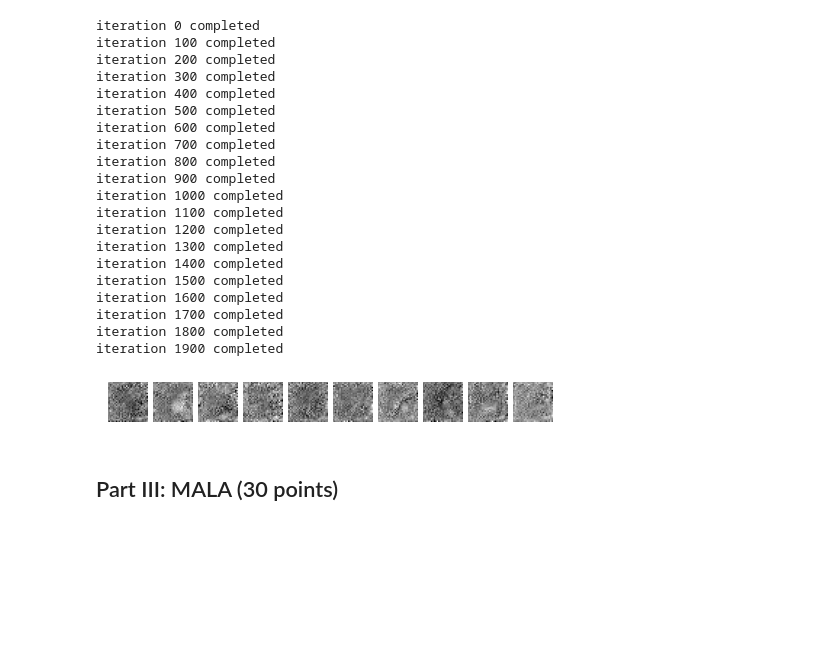
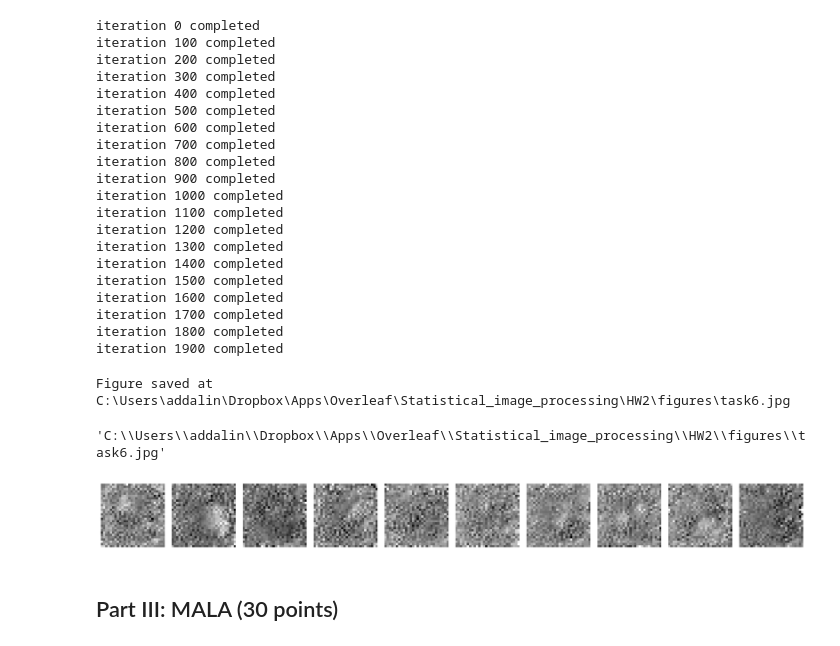
Before and after one commit to adidigit/statistical_methods_in_ip, a Jupyter notebook: HW2/HW2_Spring2022_Langevin_Dynamics_and_EBMs.ipynb, the cells around one changed output. Drawn from its saved outputs; the diff is of its cells as text; code cells hidden in the pictures; blank space fills up the shorter version.

```diff
--- a/HW2/HW2_Spring2022_Langevin_Dynamics_and_EBMs.ipynb
+++ b/HW2/HW2_Spring2022_Langevin_Dynamics_and_EBMs.ipynb
@@ -520,6 +526,8 @@ iteration 1900 completed
 # %%
 #Task 6
-x_k = ld_on_ebm(K=2000,sqrt_two_eps=10/256)
+eps_size = torch.tensor(10/256, device=device)
+x_k = ld_on_ebm(n_imgs=n_imgs, image_size=image_size,
+                K=2000,sqrt_two_eps=eps_size, device=device)
 x_k = x_k.detach()
 # %% [output]
 iteration 0 completed
@@ -542,10 +550,15 @@ iteration 1600 completed
 iteration 1700 completed
 iteration 1800 completed
 iteration 1900 completed
-# %%
-ax = tensors_as_images(x_k[0:10],cmap='gray')
-# %% [output]
-[figure, removed]
+# %%
+fig, ax = tensors_as_images(x_k[0:10],cmap='gray', figsize=(20, 2))
+save_fig(fig, fig_name= 'task6',
+             folder_name = figs_folder,
+             format_fig='jpg', dpi= 100)
+# %% [output]
+Figure saved at C:\Users\addalin\Dropbox\Apps\Overleaf\Statistical_image_processing\HW2\figures\task6.jpg
+'C:\\Users\\addalin\\Dropbox\\Apps\\Overleaf\\Statistical_image_processing\\HW2\\figures\\task6.jpg'
+[figure, added]
 # %% [markdown]
 ## Part III: MALA (30 points)
 # %% [markdown]
```
Also changed, not shown: parts of 6 cells of this notebook, 1 other file.
